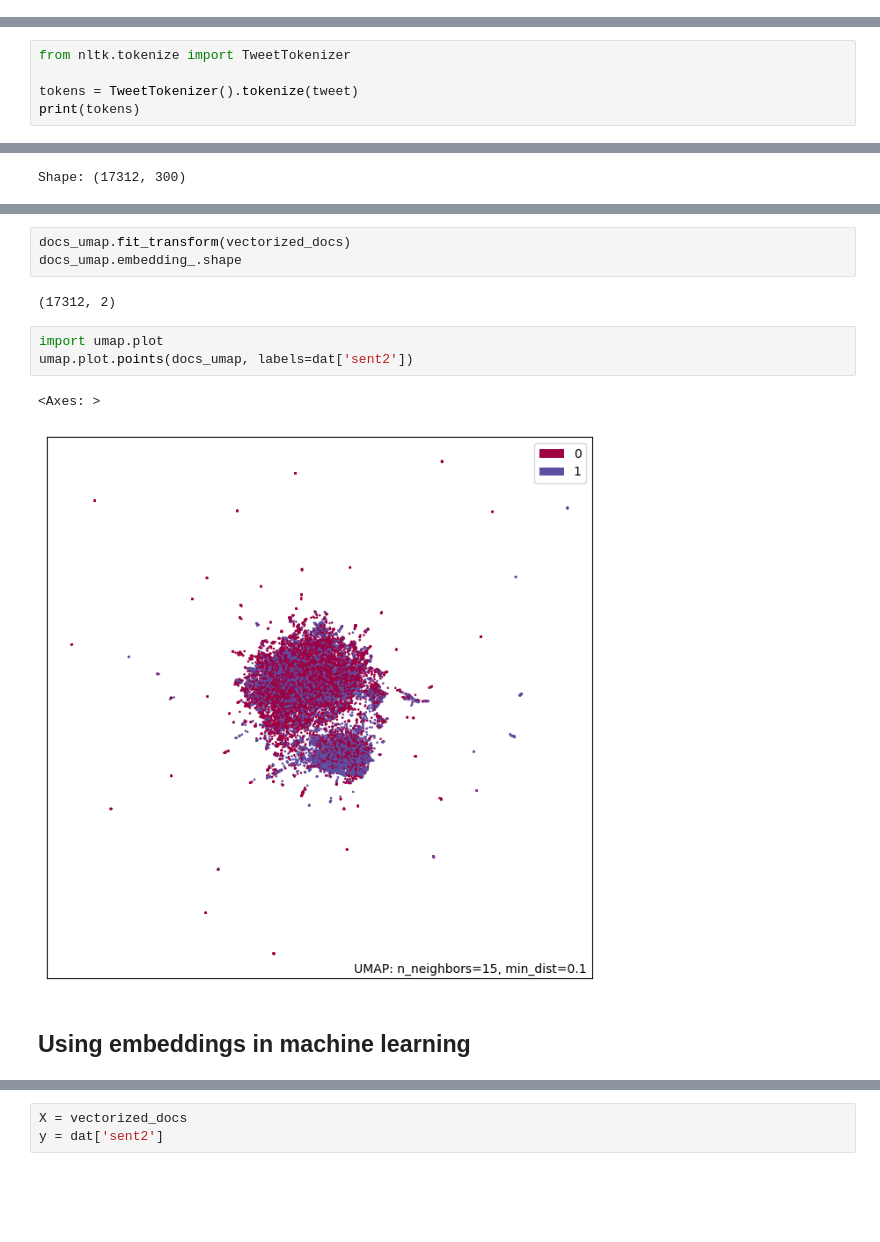
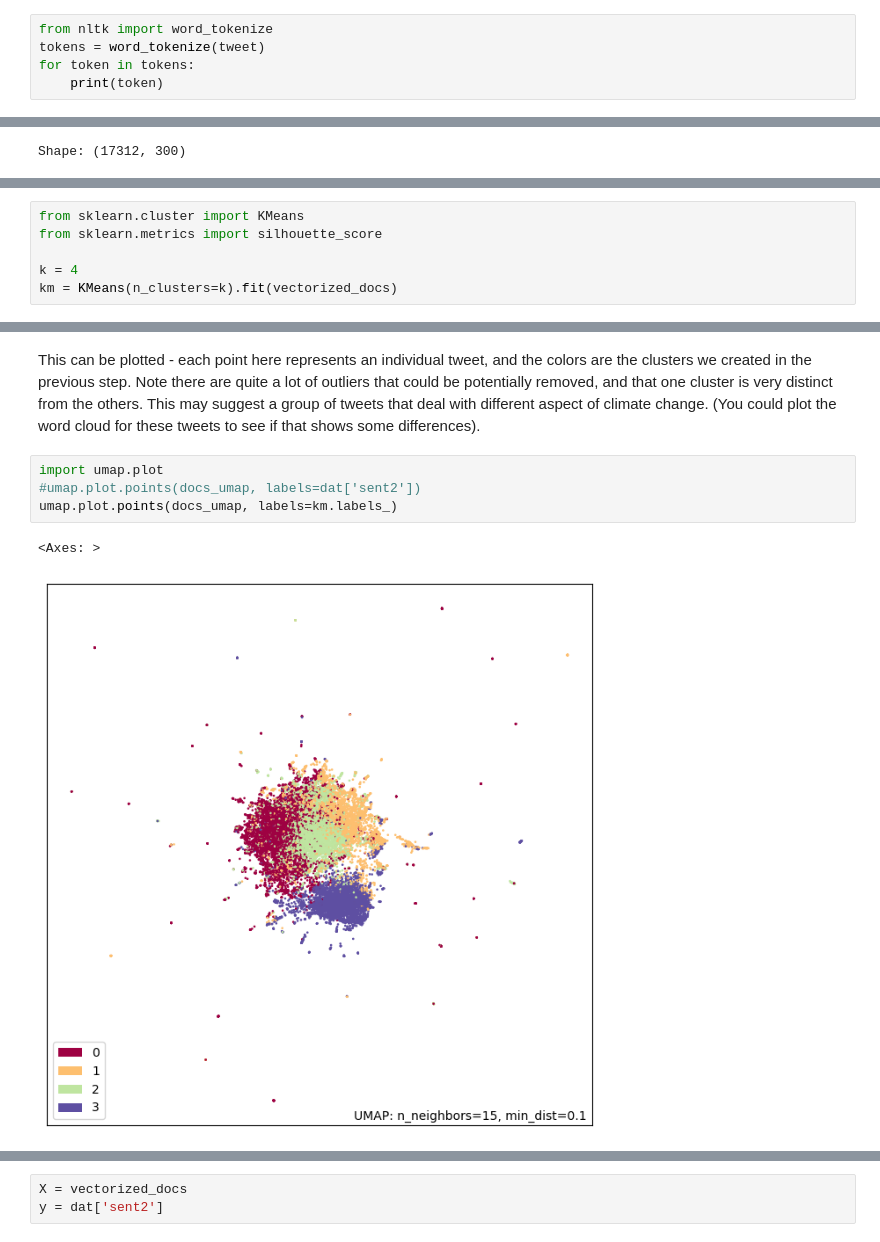
Before and after one commit to simonbrewer/MAGIC_AI_Workshop, a Jupyter notebook: Lab03_NLP/MAGIC_03_NLP.ipynb, the cells around one changed output, grey strips where cells are left out. Saved outputs shown, nothing was run; the diff lists cells and outputs as text; blank space fills up the shorter version.

```diff
--- a/Lab03_NLP/MAGIC_03_NLP.ipynb
+++ b/Lab03_NLP/MAGIC_03_NLP.ipynb
@@ -215,0 +220,5 @@ display(dat)
+# %%
+from nltk import word_tokenize
+tokens = word_tokenize(tweet)
+for token in tokens:
+    print(token)
@@ -290,5 +308,0 @@ draw_cloud(dat_neg['text_clean'], stopwords=['climate', 'change'])
-# %%
-from nltk.tokenize import TweetTokenizer
-
-tokens = TweetTokenizer().tokenize(tweet)
-print(tokens)
@@ -370,0 +403,6 @@ Shape: (17312, 300)
+# %%
+from sklearn.cluster import KMeans
+from sklearn.metrics import silhouette_score
+
+k = 4
+km = KMeans(n_clusters=k).fit(vectorized_docs)
@@ -374,13 +423,9 @@ docs_umap = UMAP(n_components=2, init='random', random_state=0)
-# %%
-docs_umap.fit_transform(vectorized_docs)
-docs_umap.embedding_.shape
-# %% [output]
-(17312, 2)
+# %% [markdown]
+This can be plotted - each point here represents an individual tweet, and the colors are the clusters we created in the previous step. Note there are quite a lot of outliers that could be potentially removed, and that one cluster is very distinct from the others. This may suggest a group of tweets that deal with different aspect of climate change. (You could plot the word cloud for these tweets to see if that shows some differences).
 # %%
 import umap.plot
-umap.plot.points(docs_umap, labels=dat['sent2'])
+#umap.plot.points(docs_umap, labels=dat['sent2'])
+umap.plot.points(docs_umap, labels=km.labels_)
 # %% [output]
 <Axes: >
-[figure, old version]
+[figure, new version]
-# %% [markdown]
-## Using embeddings in machine learning
```
Also changed, not shown: parts of 33 cells of this notebook.
